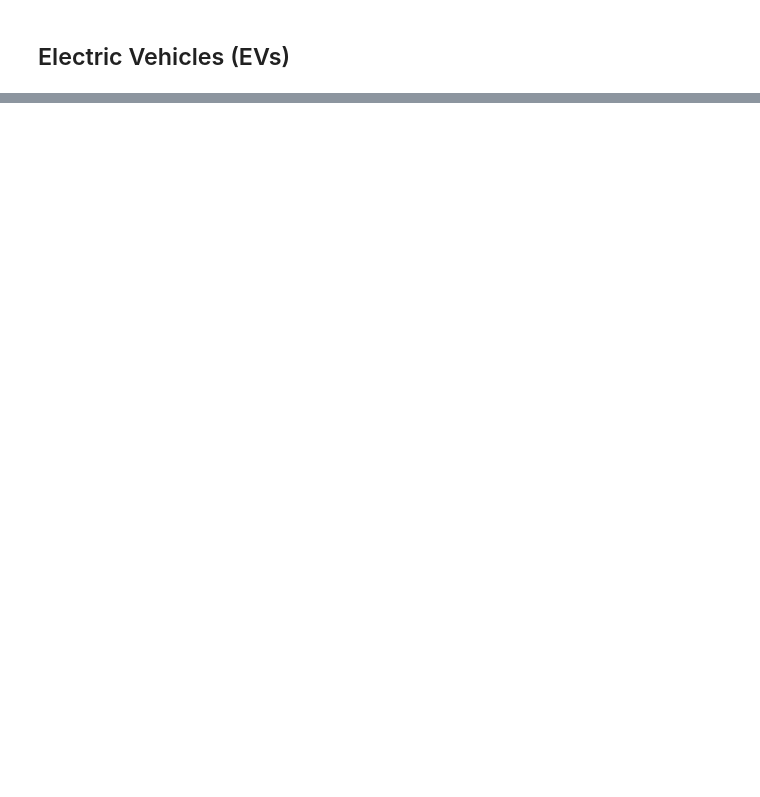
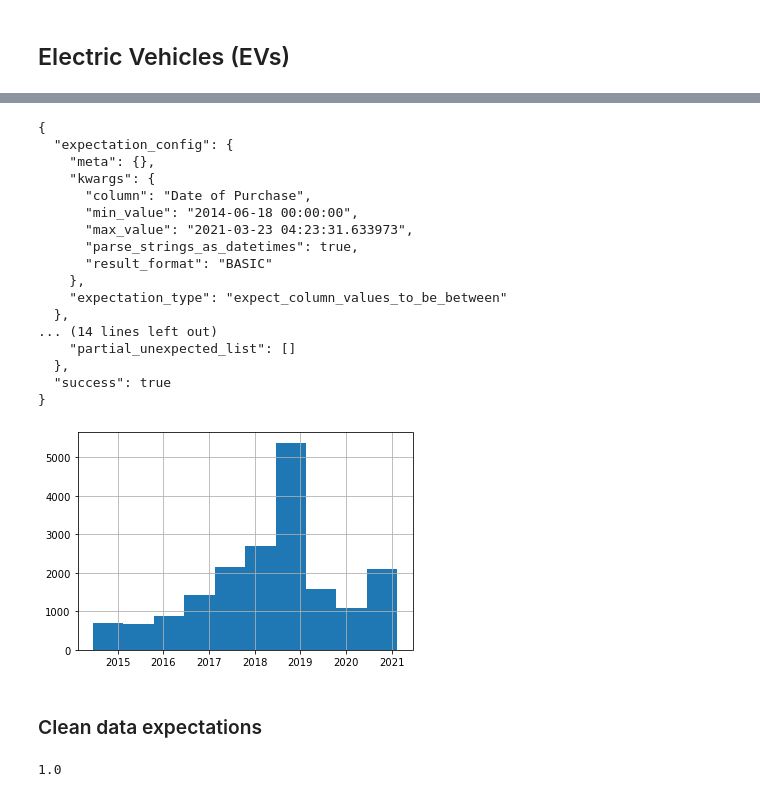
Before and after one commit to massenergize/rad_pipeline, a Jupyter notebook: notebooks/expectations.ipynb, the cells around one changed output, grey strips where cells are left out. Cells and saved outputs as stored; diff of their text form; code cells hidden in the pictures; blank space fills up the shorter version.

Commit message:
Updating all source expectations

```diff
--- a/notebooks/expectations.ipynb
+++ b/notebooks/expectations.ipynb
@@ -1120,0 +1123,2 @@ solar_cleaned.save_expectation_suite("../data/expectations/solar_clean_expectati
+# %%
+evs = ge.from_pandas(rp.load_evs())
@@ -1120,0 +1148,6 @@ solar_cleaned.save_expectation_suite("../data/expectations/solar_clean_expectati
+# %%
+field_map = rp.FIELDS['EVs']
+for key_col in field_map:
+    result = evs.expect_column_to_exist(field_map[key_col])
+    print(result)
+    assert result.success
@@ -1120,0 +1284,28 @@ solar_cleaned.save_expectation_suite("../data/expectations/solar_clean_expectati
+# %%
+evs[field_map["date"]].hist()
+
+result = evs.expect_column_values_to_be_between(field_map["date"],
+                                                    evs[field_map["date"]].min(),
+                                                    pd.Timestamp.now(),
+                                                    parse_strings_as_datetimes=True)
+print(result)
+assert result.success
+# %% [output]
+{
+  "expectation_config": {
+    "meta": {},
+    "kwargs": {
+      "column": "Date of Purchase",
+      "min_value": "2014-06-18 00:00:00",
+      "max_value": "2021-03-23 04:23:31.633973",
+      "parse_strings_as_datetimes": true,
+      "result_format": "BASIC"
+    },
+    "expectation_type": "expect_column_values_to_be_between"
+  },
+... (14 lines left out)
+    "partial_unexpected_list": []
+  },
+  "success": true
+}
+[figure, added]
@@ -1120,0 +1316,2 @@ solar_cleaned.save_expectation_suite("../data/expectations/solar_clean_expectati
+# %% [markdown]
+### Clean data expectations
@@ -1120,0 +1320,4 @@ solar_cleaned.save_expectation_suite("../data/expectations/solar_clean_expectati
+# %%
+evs_cleaned.shape[0] / evs.shape[0]
+# %% [output]
+1.0
```
Also changed, not shown: parts of 63 cells of this notebook, 4 other files.
